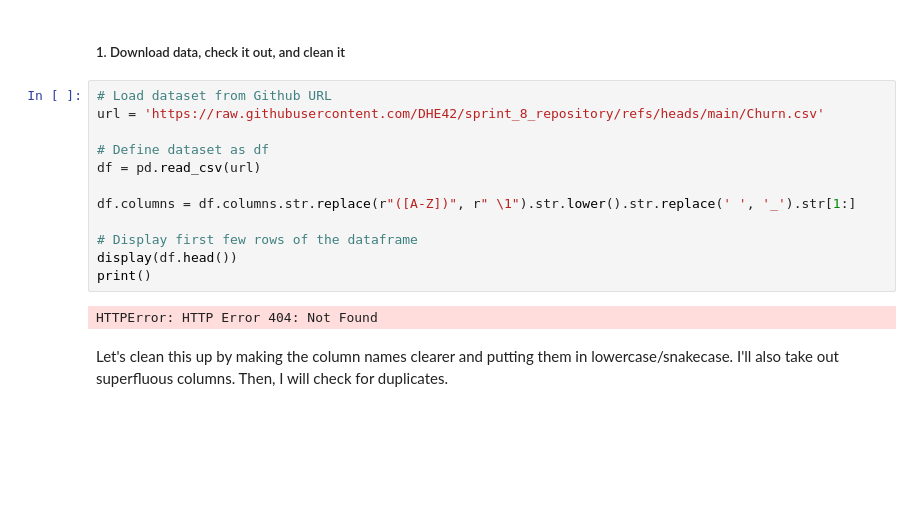
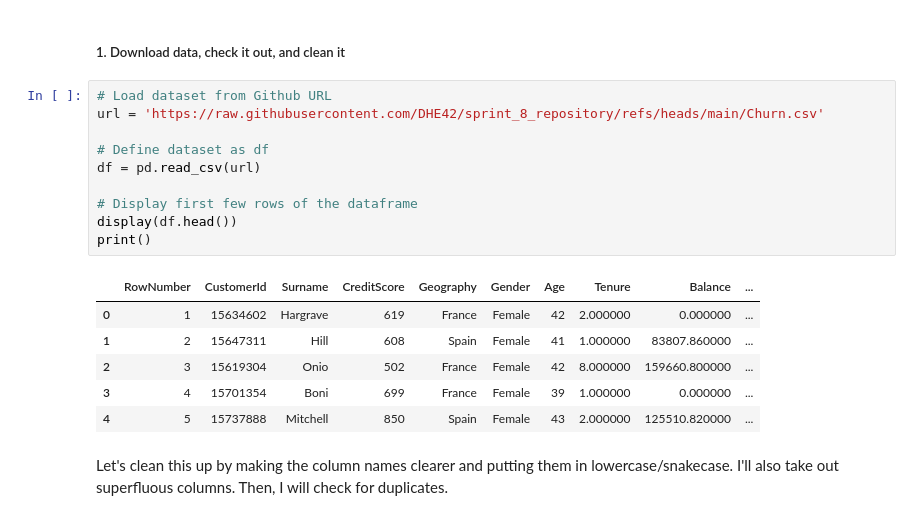
Before and after one commit to DHE42/sprint_8_repository, a Jupyter notebook: sprint_8_project.ipynb, the cells around one changed output. Drawn from its saved outputs; the diff is of its cells as text; blank space fills up the shorter version.

```diff
--- a/sprint_8_project.ipynb
+++ b/sprint_8_project.ipynb
@@ -113,17 +113,20 @@ from sklearn.preprocessing import StandardScaler
 # %%
 # Load dataset from Github URL
 url = 'https://raw.githubusercontent.com/DHE42/sprint_8_repository/refs/heads/main/Churn.csv'
 
 # Define dataset as df
 df = pd.read_csv(url)
 
-df.columns = df.columns.str.replace(r"([A-Z])", r" \1").str.lower().str.replace(' ', '_').str[1:]
-
 # Display first few rows of the dataframe
 display(df.head())
 print()
 # %% [output]
-HTTPError: HTTP Error 404: Not Found
+|  | RowNumber | CustomerId | Surname | CreditScore | Geography | Gender | Age | Tenure | Balance | ... |
+| 0 | 1 | 15634602 | Hargrave | 619 | France | Female | 42 | 2.000000 | 0.000000 | ... |
+| 1 | 2 | 15647311 | Hill | 608 | Spain | Female | 41 | 1.000000 | 83807.860000 | ... |
+| 2 | 3 | 15619304 | Onio | 502 | France | Female | 42 | 8.000000 | 159660.800000 | ... |
+| 3 | 4 | 15701354 | Boni | 699 | France | Female | 39 | 1.000000 | 0.000000 | ... |
+| 4 | 5 | 15737888 | Mitchell | 850 | Spain | Female | 43 | 2.000000 | 125510.820000 | ... |
 # %% [markdown]
 Let's clean this up by making the column names clearer and putting them in lowercase/snakecase. I'll also take out superfluous columns. Then, I will check for duplicates.
 # %%
```
Also changed, not shown: parts of 1 cell of this notebook.
